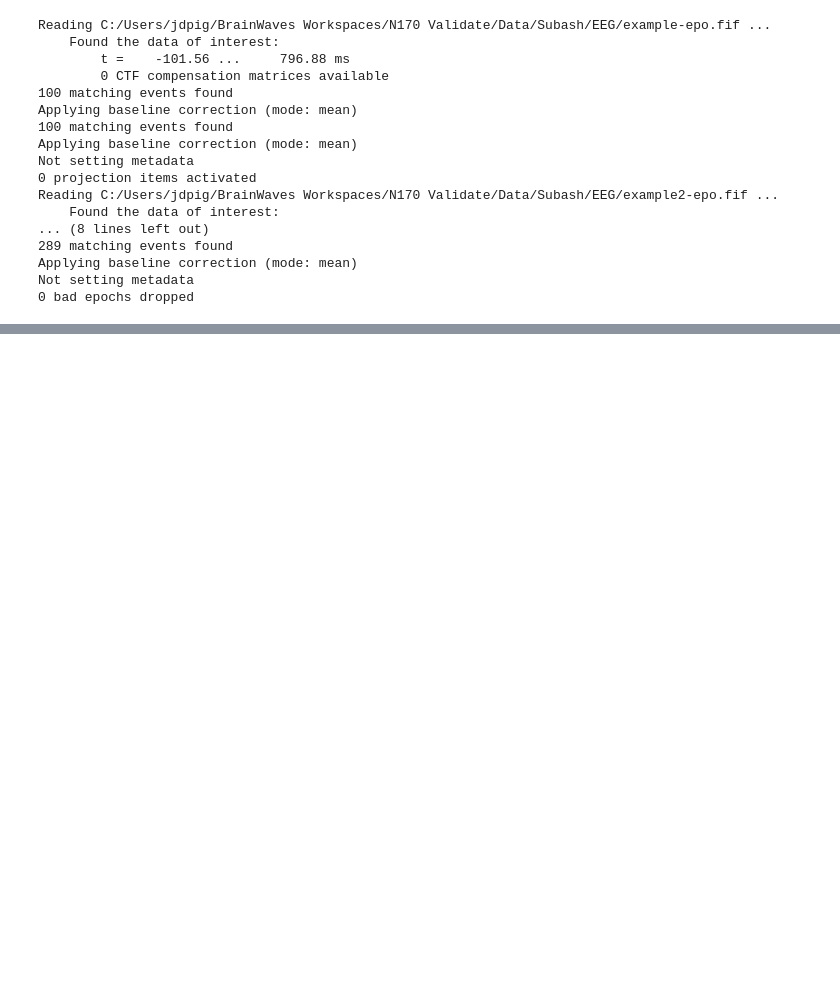
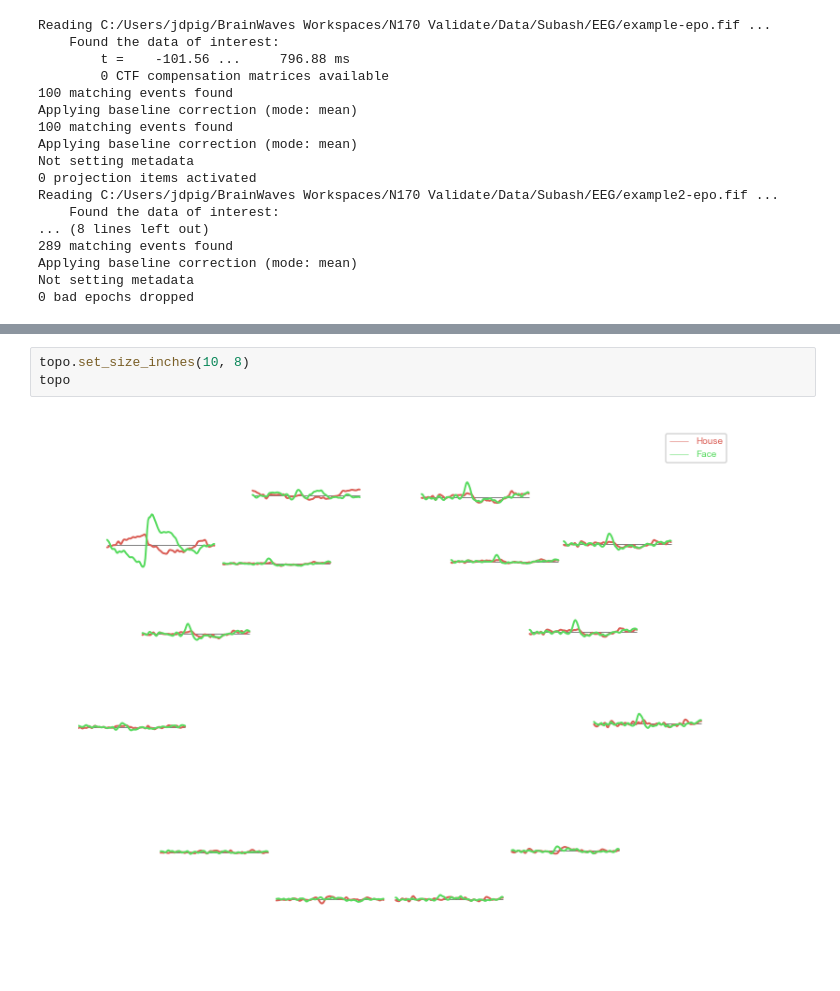
Before and after one commit to makebrainwaves/BrainWaves, a Jupyter notebook: notebooks/N170 Emotiv Analysis.ipynb, the cells around one changed output, grey strips where cells are left out. Cells and saved outputs as stored; diff of their text form; blank space fills up the shorter version.

```diff
--- a/notebooks/N170 Emotiv Analysis.ipynb
+++ b/notebooks/N170 Emotiv Analysis.ipynb
@@ -122,3 +167,8 @@ utils.plot_topo(epochs, conditions)
+# %%
+topo.set_size_inches(10, 8)
+topo
+# %% [output]
+[figure, added]
 # %%
 ## Plot ERPs
 
```
Also changed, not shown: parts of 7 cells of this notebook, 14 other files.
